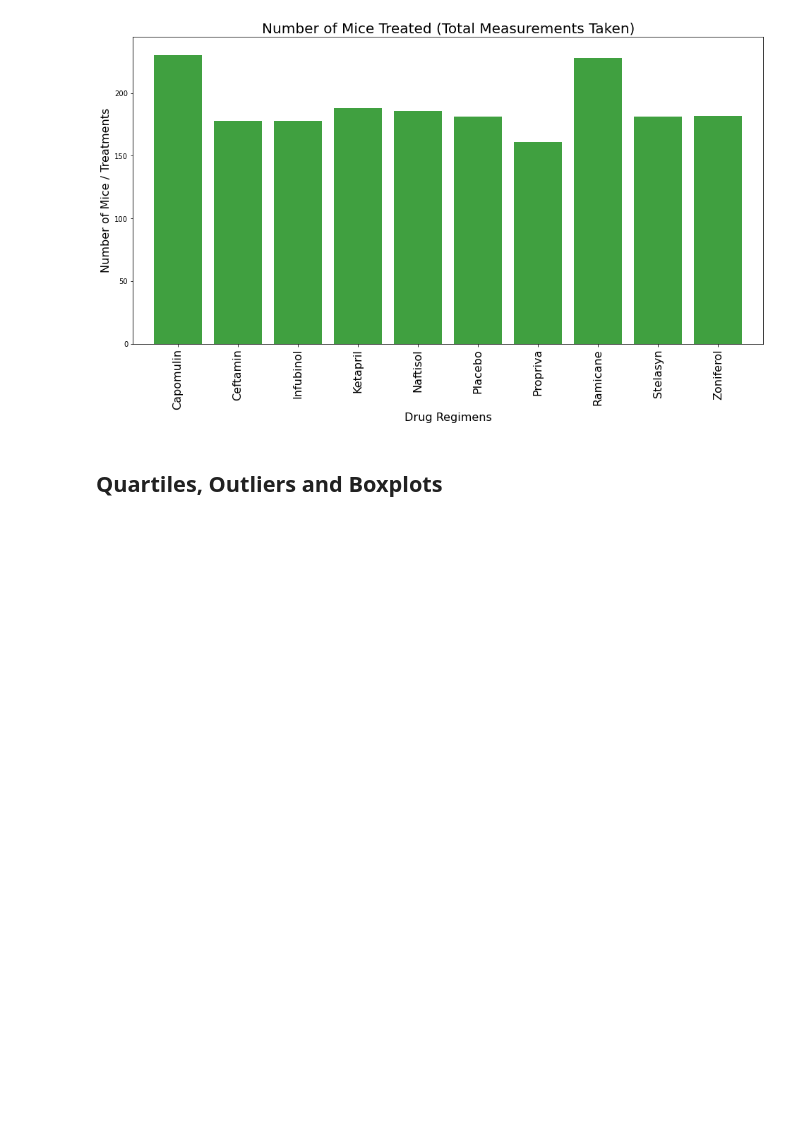
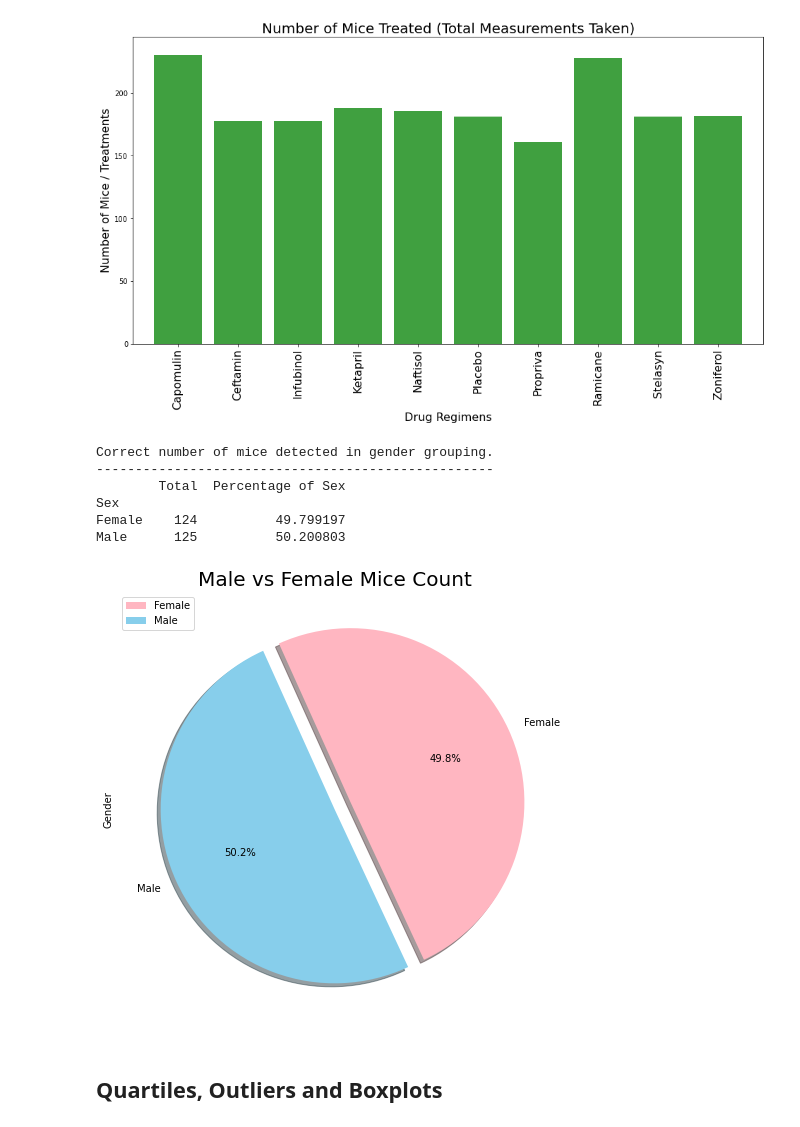
Before and after one commit to josephchancey/pharma-scc-analysis, a Jupyter notebook: pharmaceutical_analysis.ipynb, the cells around one changed output. Cells and saved outputs as stored; diff of their text form; code cells hidden in the pictures; blank space fills up the shorter version.

Commit message:
Add pie chart for mice gender distribution

```diff
--- a/pharmaceutical_analysis.ipynb
+++ b/pharmaceutical_analysis.ipynb
@@ -212,3 +210,42 @@ Text(0, 0.5, 'Number of Mice / Treatments')
+# %%
+# Generate a pie plot showing the distribution of female versus male mice using pandas
+# Find the gender column ~ 'Sex'
+#print(merged_data.columns)
+
+gender_group = merged_data.groupby(['Mouse ID', 'Sex'])
+gender_df = pd.DataFrame(gender_group.size())
+
+if mice_count == len(gender_group):
+    print("Correct number of mice detected in gender grouping.")
+else:
+    print("Error in mouse count.")
+print('---------------------------------------------------')
+
+mouse_sex = pd.DataFrame(gender_df.groupby(["Sex"]).count())
+mouse_sex.columns = ["Total"]
+
+mouse_sex["Percentage of Sex"] = (100*(mouse_sex["Total"]/mouse_sex["Total"].sum()))
+
+#mouse_sex["Percentage of Sex"] = mouse_sex["Percentage of Sex"]
+
+print(mouse_sex)
+
+colors = ['lightpink', 'skyblue']
+
+plot = mouse_sex.plot.pie(y='Total',figsize=(16,8), colors = colors, startangle=295, explode = (0.1, 0), autopct="%1.1f%%", shadow = True)
+
+plt.title('Male vs Female Mice Count',fontsize = 20)
+plt.ylabel('Gender')
+
+plt.show()
+# %% [output]
+Correct number of mice detected in gender grouping.
+---------------------------------------------------
+        Total  Percentage of Sex
+Sex
+Female    124          49.799197
+Male      125          50.200803
+[figure, added]
 # %%
 # Generate a pie plot showing the distribution of female versus male mice using pyplot
 # %% [markdown]
```
Also changed, not shown: parts of 1 cell of this notebook.
